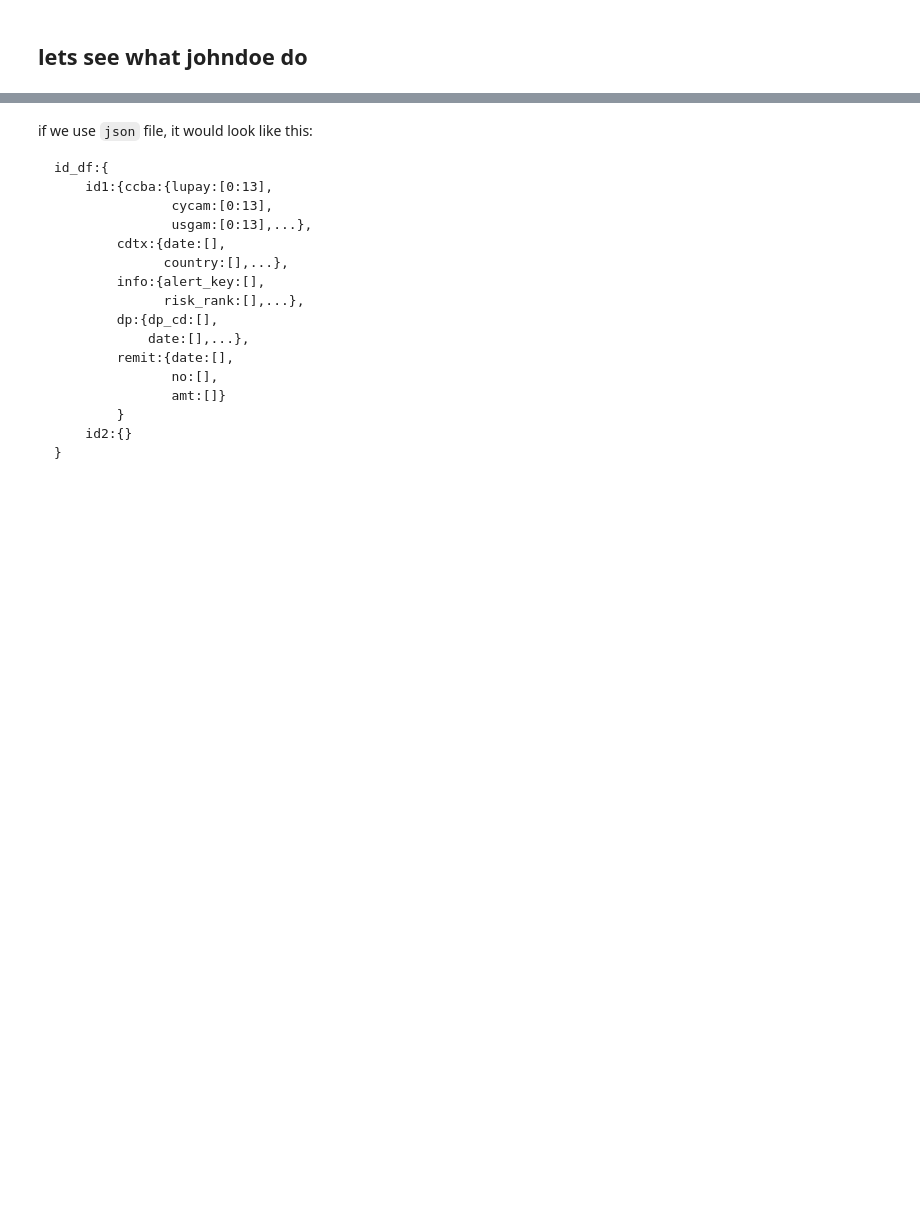
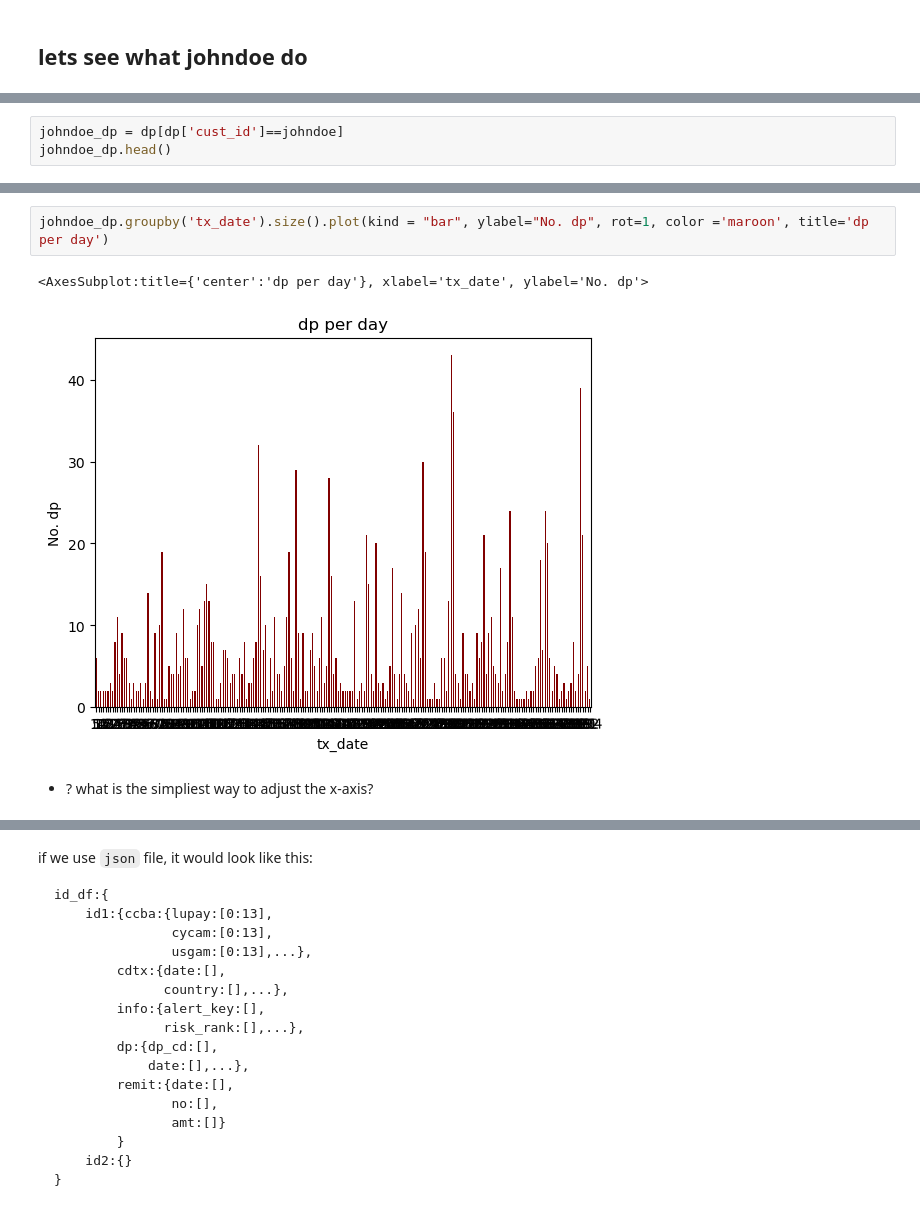
Before and after one commit to y4c6/DMfin, a Jupyter notebook: data_visualization.ipynb, the cells around one changed output, grey strips where cells are left out. Cells and saved outputs as stored; diff of their text form; blank space fills up the shorter version.

```diff
--- a/data_visualization.ipynb
+++ b/data_visualization.ipynb
@@ -610,0 +615,3 @@ dp.loc[ (dp['cross_bank']==1) & (dp['fiscTxId'].notnull()) & (dp['txbranch'].not
+# %%
+johndoe_dp = dp[dp['cust_id']==johndoe]
+johndoe_dp.head()
@@ -610,0 +641,7 @@ dp.loc[ (dp['cross_bank']==1) & (dp['fiscTxId'].notnull()) & (dp['txbranch'].not
+# %%
+johndoe_dp.groupby('tx_date').size().plot(kind = "bar", ylabel="No. dp", rot=1, color ='maroon', title='dp per day')
+# %% [output]
+<AxesSubplot:title={'center':'dp per day'}, xlabel='tx_date', ylabel='No. dp'>
+[figure, added]
+# %% [markdown]
+- ? what is the simpliest way to adjust the x-axis?
```
Also changed, not shown: parts of 20 cells of this notebook.
